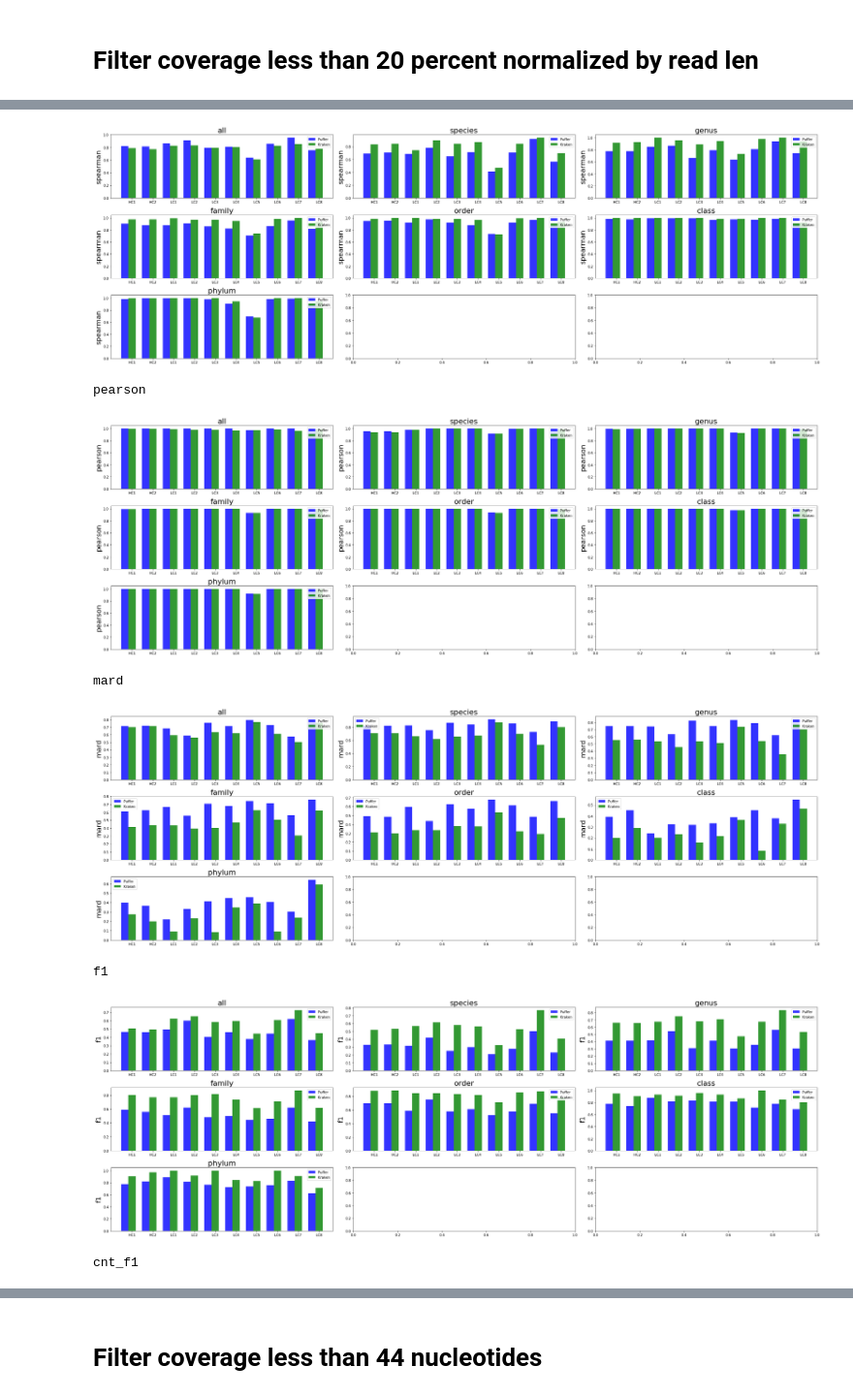
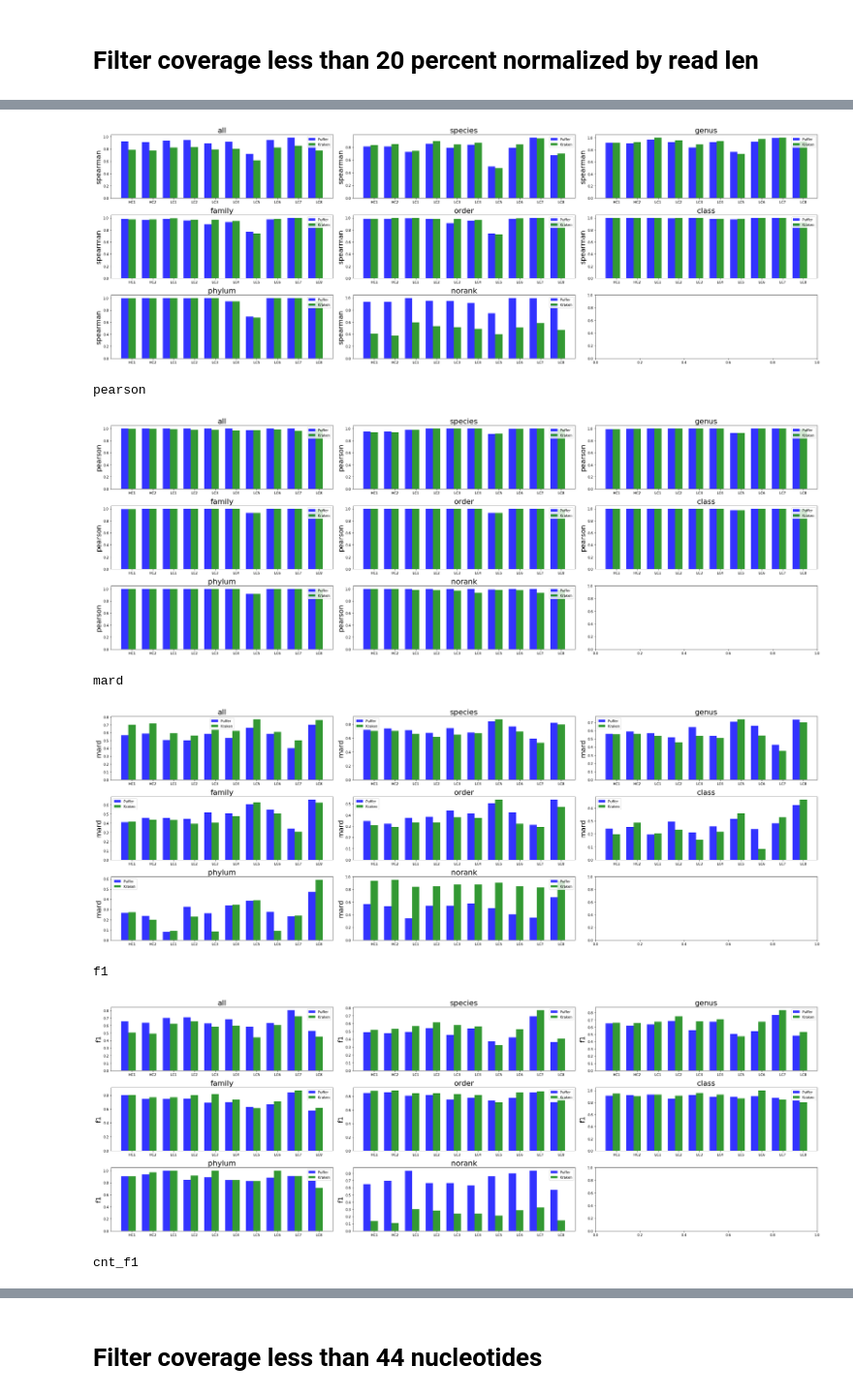
Before and after one commit to fataltes/quickNBs, a Jupyter notebook: pufferfish-krakmap-ISMB.ipynb, the cells around one changed output, grey strips where cells are left out. Shown at 97% size. Saved outputs shown, nothing was run; the diff lists cells and outputs as text; code cells hidden in the pictures.

Commit message:
Adding no-ranks

```diff
--- a/pufferfish-krakmap-ISMB.ipynb
+++ b/pufferfish-krakmap-ISMB.ipynb
@@ -106,12 +109,12 @@ truth.head()
 # %%
-ds_truth = {}
-for dataset in ['HC1', 'HC2', 'LC1', 'LC2', 'LC3', 'LC4', 'LC5', 'LC6', 'LC7', 'LC8']:
+#ds_truth = {}
+#for dataset in ['HC1', 'HC2', 'LC1', 'LC2', 'LC3', 'LC4', 'LC5', 'LC6', 'LC7', 'LC8']:
 
-    dataset_truth = truth[truth['dataset'] == 'Huttenhower_{}'.format(dataset)]
-    dataset_truth = pd.merge(dataset_truth, taxa_df, left_on='taxid', right_on='taxaId')
-    dataset_truth = dataset_truth[['taxaId', 'rank', 'counts']]
-    dataset_truth.columns = [['trueId', 'rank', 'trueCount']]
-    ds_truth[dataset] = truth_aggregate(taxa_df, dataset_truth)
-    for level in ['species', 'genus', 'family', 'order', 'class', 'phylum']:
-        key = dataset + '-' + level
-        ds_truth[key] = aggregate(taxa_df, dataset_truth, level)
+#     dataset_truth = truth[truth['dataset'] == 'Huttenhower_{}'.format(dataset)]
+#     dataset_truth = pd.merge(dataset_truth, taxa_df, left_on='taxid', right_on='taxaId')
+#     dataset_truth = dataset_truth[['taxaId', 'rank', 'counts']]
+#     dataset_truth.columns = [['trueId', 'rank', 'trueCount']]
+#     ds_truth[dataset] = truth_aggregate(taxa_df, dataset_truth)
+#     for level in ['species', 'genus', 'family', 'order', 'class', 'phylum']:
+#         key = dataset + '-' + level
+#         ds_truth[key] = aggregate(taxa_df, dataset_truth, level)
@@ -210,7 +248,7 @@ def prepare(krakenf, pufferf):
 def draw_plots(stats_df):
 
     datasets = ['HC1', 'HC2', 'LC1', 'LC2', 'LC3', 'LC4', 'LC5', 'LC6', 'LC7', 'LC8']
-    levels = ['all', 'species', 'genus', 'family', 'order', 'class', 'phylum']
+    levels = ['all', 'species', 'genus', 'family', 'order', 'class', 'phylum', 'norank']
     statistics = ['spearman', 'pearson', 'mard', 'f1', 'cnt_f1']
 
 
@@ -276,7 +318,10 @@ cnt_f1
 # %% [markdown]
 # Filter coverage less than 20 percent normalized by read len
 # %%
-(stats20_df, kraken20, puffer20) = prepare('/mnt/scratch2/avi/meta-map/kraken/krakOut/{}.rpt',
-                                                 '/mnt/scratch2/fatemeh/krakpuff/{}_species0_2.out')
+print("\n\n20%")
+(stats20_df, kraken20, puffer20) = prepare('/mnt/scratch2/fatemeh/krakpuff/truth_files/{}.truth',
+                                           '/mnt/scratch2/avi/meta-map/kraken/krakOut/{}.rpt',
+                                                 '/mnt/scratch2/fatemeh/krakpuff/{}_species0_2.out',
+                                    '/mnt/scratch2/fatemeh/krakpuff/statSummary/puff20_krak20.stat')
 draw_plots(stats20_df)
 # %% [output]
@@ -283,21 +329,21 @@ draw_plots(stats20_df)
 HC1
 HC2
 LC1
 LC2
 LC3
 LC4
 LC5
 LC6
 LC7
 LC8
 
 
 spearman
-[figure, old version]
+[figure, new version]
 pearson
-[figure, old version]
+[figure, new version]
 mard
-[figure, old version]
+[figure, new version]
 f1
-[figure, old version]
+[figure, new version]
 cnt_f1
```
Also changed, not shown: parts of 18 cells of this notebook.
